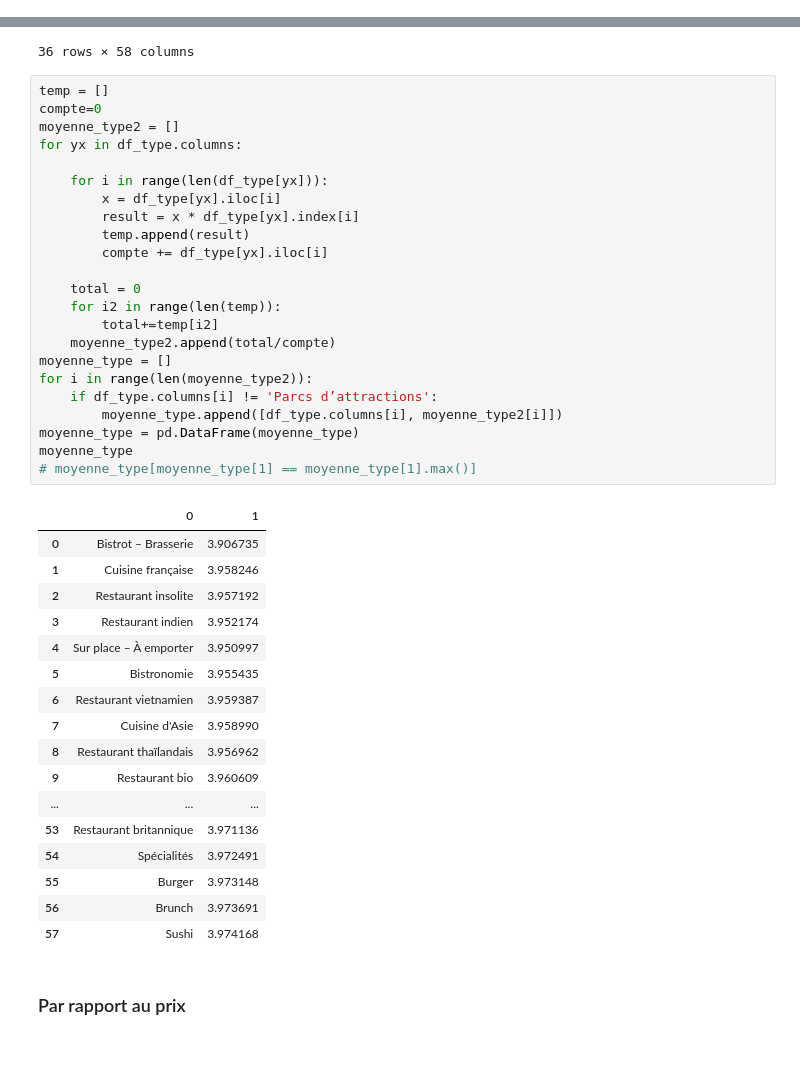
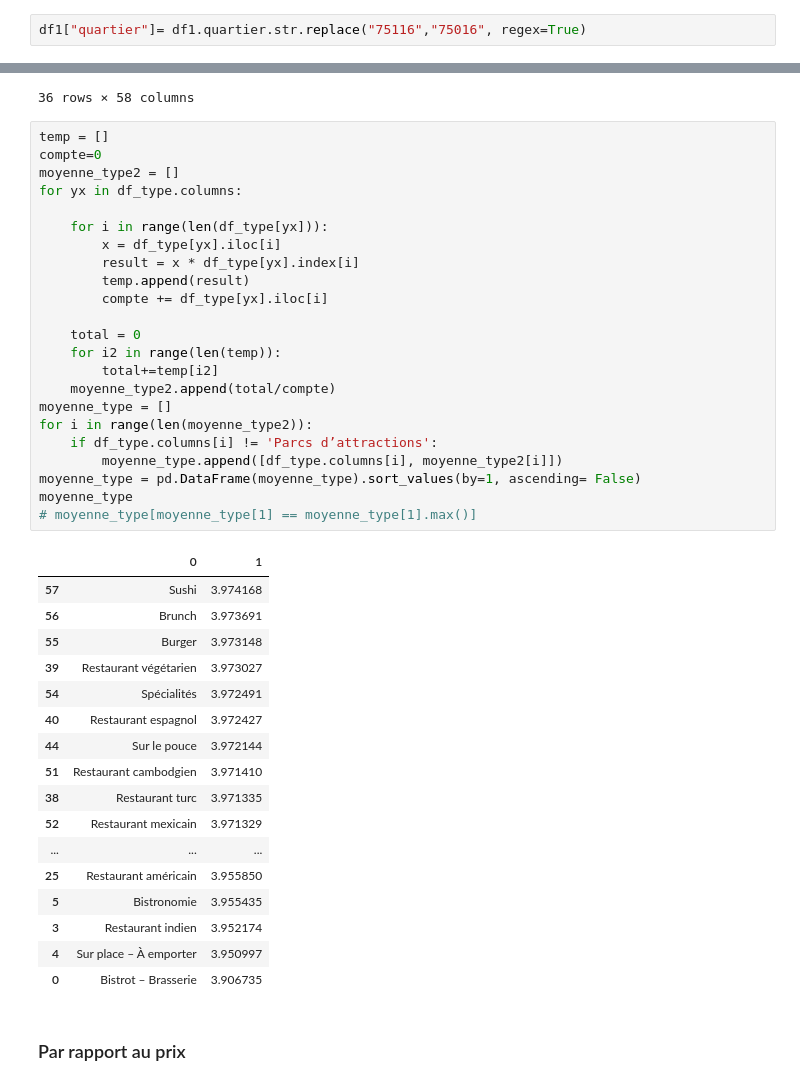
Before and after one commit to Nafbo/AVA-Resto, a Jupyter notebook: src/analysis/analysis.ipynb, the cells around one changed output, grey strips where cells are left out. Cells and saved outputs as stored; diff of their text form; blank space fills up the shorter version.

```diff
--- a/src/analysis/analysis.ipynb
+++ b/src/analysis/analysis.ipynb
@@ -54,3 +56,5 @@ df1
+# %%
+df1["quartier"]= df1.quartier.str.replace("75116","75016", regex=True)
 # %% [markdown]
 ## Que se fait-il de plus à Paris
 # %% [markdown]
@@ -291,44 +312,44 @@ df_type
 # %%
 temp = []
 compte=0
 moyenne_type2 = []
 for yx in df_type.columns:
 
     for i in range(len(df_type[yx])):
         x = df_type[yx].iloc[i]
         result = x * df_type[yx].index[i]
         temp.append(result)
         compte += df_type[yx].iloc[i]
 
     total = 0
     for i2 in range(len(temp)):
         total+=temp[i2]
     moyenne_type2.append(total/compte)
 moyenne_type = []
 for i in range(len(moyenne_type2)):
     if df_type.columns[i] != 'Parcs d’attractions':
         moyenne_type.append([df_type.columns[i], moyenne_type2[i]])
-moyenne_type = pd.DataFrame(moyenne_type)
+moyenne_type = pd.DataFrame(moyenne_type).sort_values(by=1, ascending= False)
 moyenne_type
 # moyenne_type[moyenne_type[1] == moyenne_type[1].max()]
 # %% [output]
 |  | 0 | 1 |
-| 0 | Bistrot – Brasserie | 3.906735 |
-| 1 | Cuisine française | 3.958246 |
-| 2 | Restaurant insolite | 3.957192 |
+| 57 | Sushi | 3.974168 |
+| 56 | Brunch | 3.973691 |
+| 55 | Burger | 3.973148 |
+| 39 | Restaurant végétarien | 3.973027 |
+| 54 | Spécialités | 3.972491 |
+| 40 | Restaurant espagnol | 3.972427 |
+| 44 | Sur le pouce | 3.972144 |
+| 51 | Restaurant cambodgien | 3.971410 |
+| 38 | Restaurant turc | 3.971335 |
+| 52 | Restaurant mexicain | 3.971329 |
+| ... | ... | ... |
+| 25 | Restaurant américain | 3.955850 |
+| 5 | Bistronomie | 3.955435 |
 | 3 | Restaurant indien | 3.952174 |
 | 4 | Sur place – À emporter | 3.950997 |
-| 5 | Bistronomie | 3.955435 |
-| 6 | Restaurant vietnamien | 3.959387 |
-| 7 | Cuisine d'Asie | 3.958990 |
-| 8 | Restaurant thaïlandais | 3.956962 |
-| 9 | Restaurant bio | 3.960609 |
-| ... | ... | ... |
-| 53 | Restaurant britannique | 3.971136 |
-| 54 | Spécialités | 3.972491 |
-| 55 | Burger | 3.973148 |
-| 56 | Brunch | 3.973691 |
-| 57 | Sushi | 3.974168 |
+| 0 | Bistrot – Brasserie | 3.906735 |
 # %% [markdown]
 ### Par rapport au prix
 # %%
```
Also changed, not shown: parts of 10 cells of this notebook, 2 other files.
